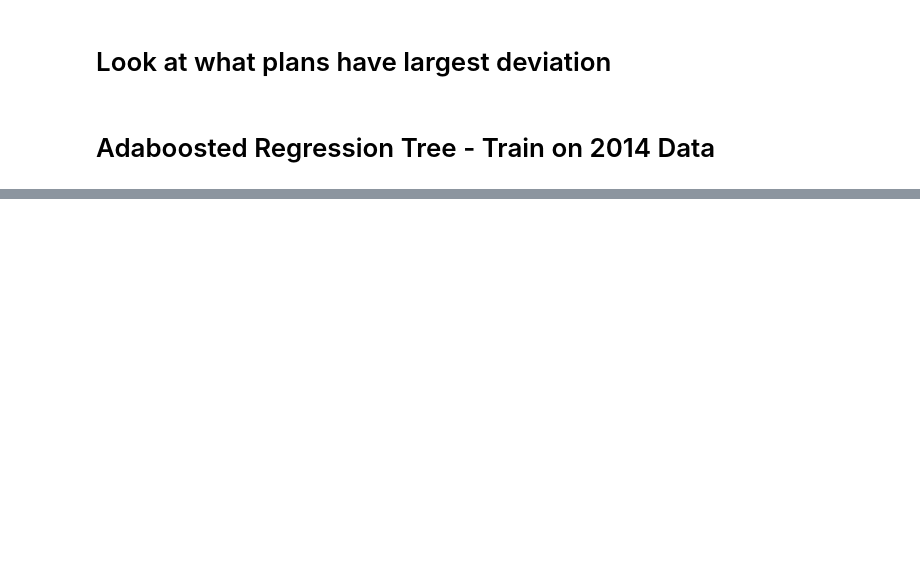
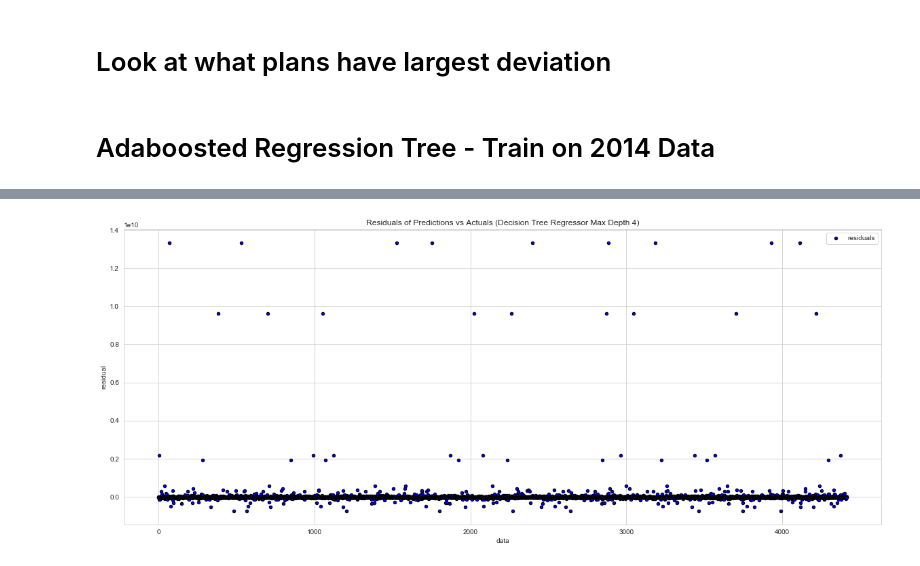
Before and after one commit to LindseyMoser/DSI_Capstone_B, a Jupyter notebook: 1_Data/Model_RegressionTree_fromscript_train14_test1516.ipynb, the cells around one changed output, grey strips where cells are left out. Drawn from its saved outputs; the diff is of its cells as text; code cells hidden in the pictures; blank space fills up the shorter version.

Commit message:
add residual analysis

```diff
--- a/1_Data/Model_RegressionTree_fromscript_train14_test1516.ipynb
+++ b/1_Data/Model_RegressionTree_fromscript_train14_test1516.ipynb
@@ -187,0 +227,4 @@ plot_resid(y15, y_ada_15)
+# %%
+plot_resid(y16, y_ada_16)
+# %% [output]
+[figure, added]
```
Also changed, not shown: parts of 32 cells of this notebook.
